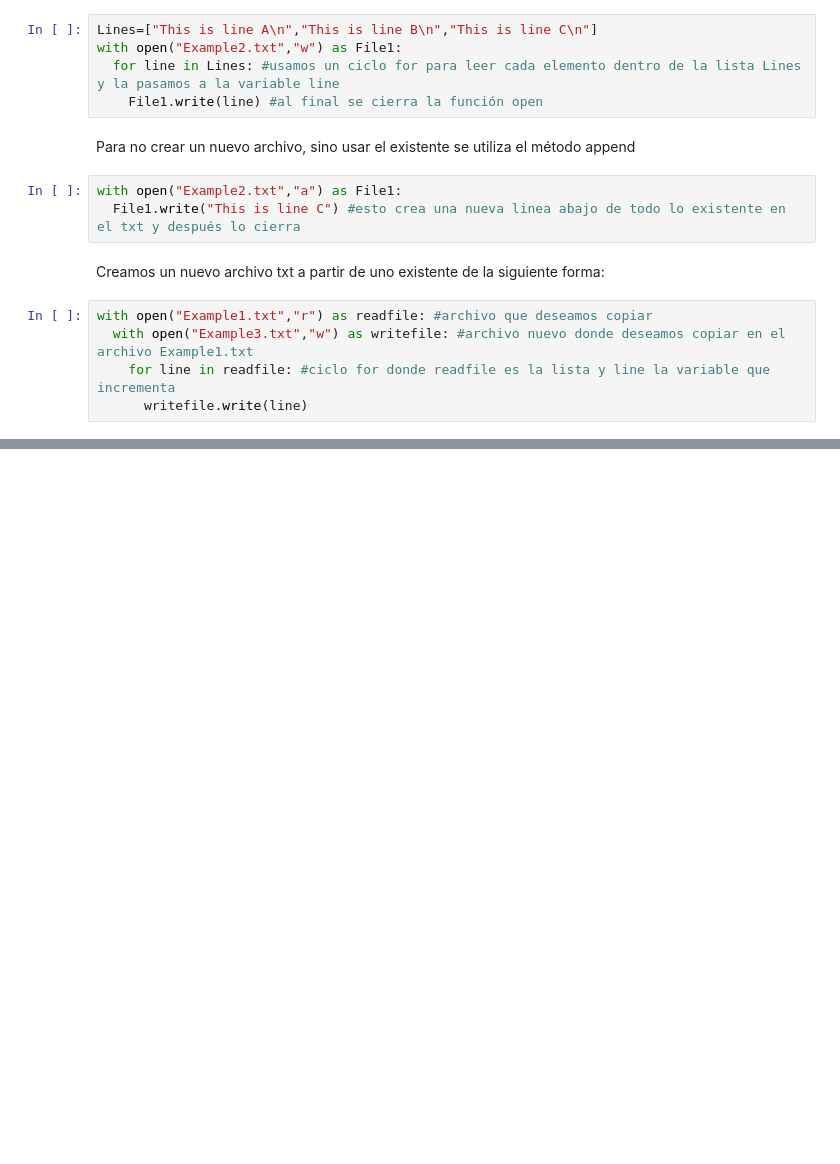
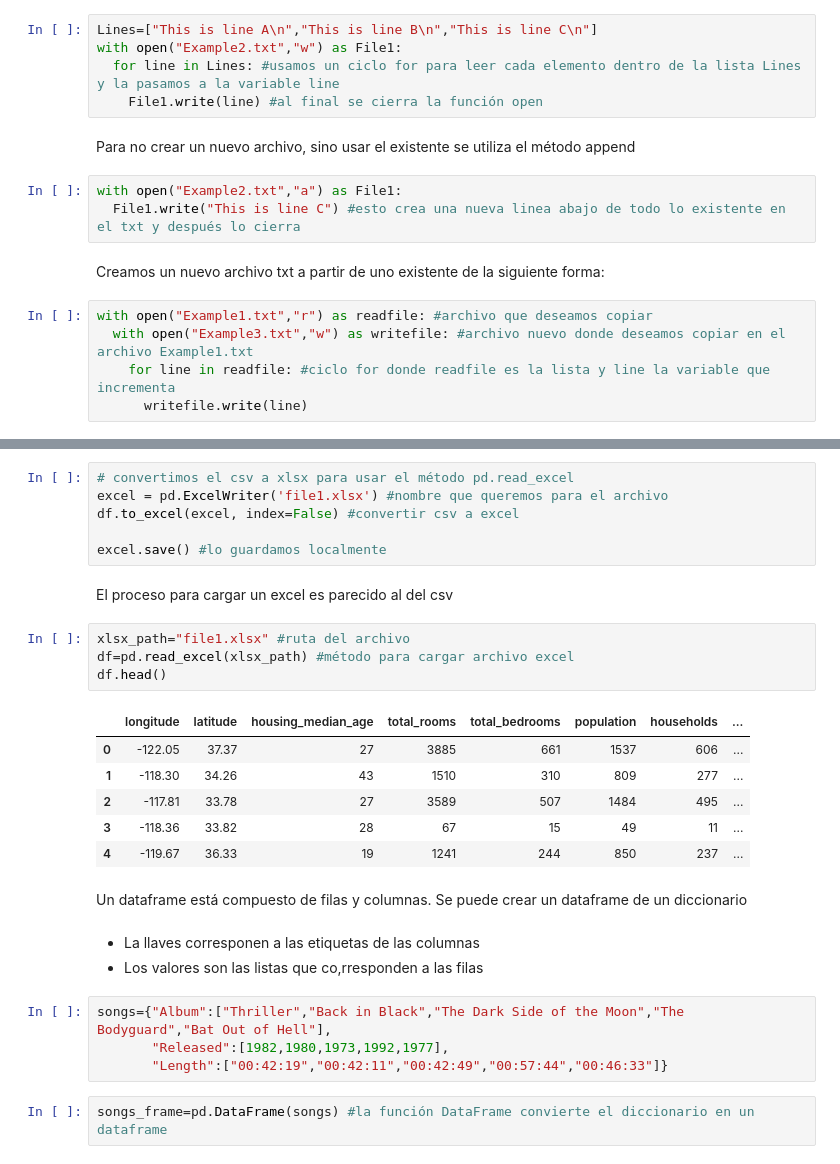
Before and after one commit to PosgradoMNA/actividades-de-aprendizaje-RobertoRomeroVielma-A00822314, a Jupyter notebook: Semana_2_Actividad_1_Python_for_Data_Science_(IBM).ipynb, the cells around one changed output, grey strips where cells are left out. Drawn from its saved outputs; the diff is of its cells as text; blank space fills up the shorter version.

```diff
--- a/Semana_2_Actividad_1_Python_for_Data_Science_(IBM).ipynb
+++ b/Semana_2_Actividad_1_Python_for_Data_Science_(IBM).ipynb
@@ -166,0 +210,30 @@ with open("Example1.txt","r") as readfile: #archivo que deseamos copiar
+# %%
+# convertimos el csv a xlsx para usar el método pd.read_excel
+excel = pd.ExcelWriter('file1.xlsx') #nombre que queremos para el archivo
+df.to_excel(excel, index=False) #convertir csv a excel
+
+excel.save() #lo guardamos localmente
+# %% [markdown]
+El proceso para cargar un excel es parecido al del csv
+# %%
+xlsx_path="file1.xlsx" #ruta del archivo
+df=pd.read_excel(xlsx_path) #método para cargar archivo excel
+df.head()
+# %% [output]
+|  | longitude | latitude | housing_median_age | total_rooms | total_bedrooms | population | households | ... |
+| 0 | -122.05 | 37.37 | 27 | 3885 | 661 | 1537 | 606 | ... |
+| 1 | -118.30 | 34.26 | 43 | 1510 | 310 | 809 | 277 | ... |
+| 2 | -117.81 | 33.78 | 27 | 3589 | 507 | 1484 | 495 | ... |
+| 3 | -118.36 | 33.82 | 28 | 67 | 15 | 49 | 11 | ... |
+| 4 | -119.67 | 36.33 | 19 | 1241 | 244 | 850 | 237 | ... |
+# %% [markdown]
+Un dataframe está compuesto de filas y columnas. Se puede crear un dataframe de un diccionario
+# %% [markdown]
+* La llaves corresponen a las etiquetas de las columnas
+* Los valores son las listas que co,rresponden a las filas
+# %%
+songs={"Album":["Thriller","Back in Black","The Dark Side of the Moon","The Bodyguard","Bat Out of Hell"],
+       "Released":[1982,1980,1973,1992,1977],
+       "Length":["00:42:19","00:42:11","00:42:49","00:57:44","00:46:33"]}
+# %%
+songs_frame=pd.DataFrame(songs) #la función DataFrame convierte el diccionario en un dataframe
```
Also changed, not shown: parts of 33 cells of this notebook.
